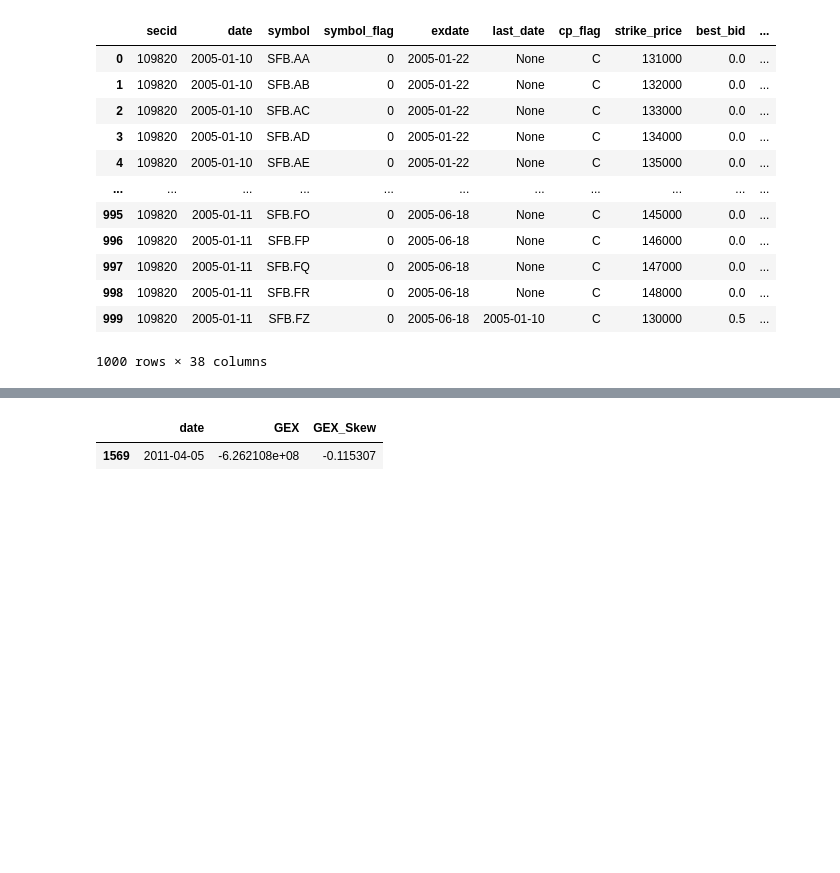
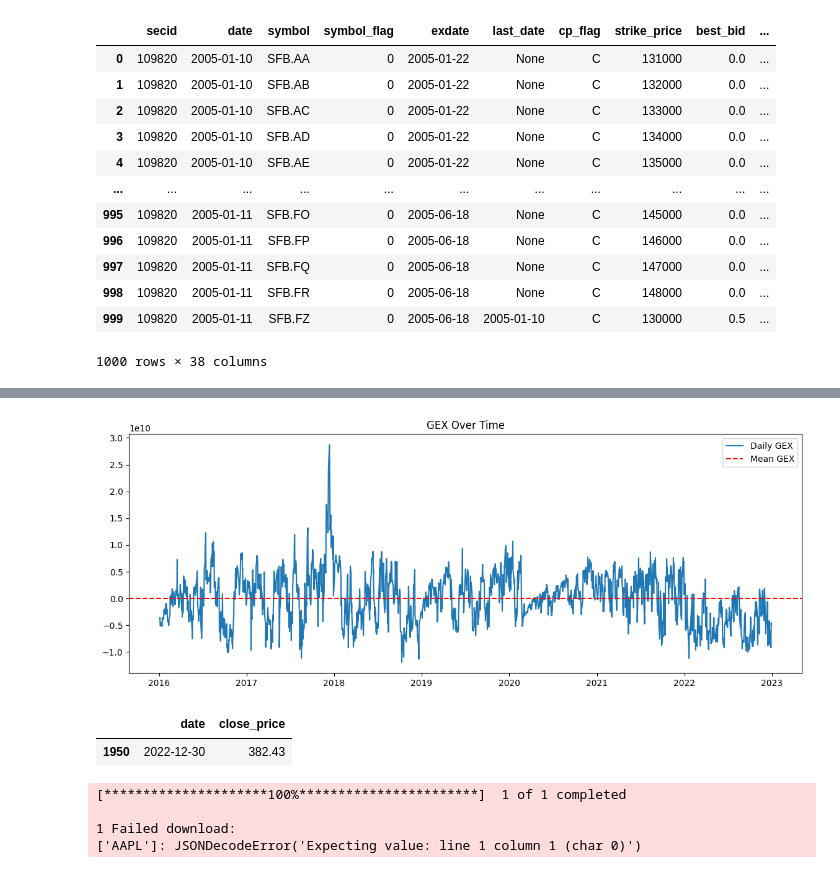
Before and after one commit to yifandill/Gamma_Exposure_Quant_Research, a Jupyter notebook: src/GEX_calculation.ipynb, the cells around one changed output, grey strips where cells are left out. Drawn from its saved outputs; the diff is of its cells as text; code cells hidden in the pictures; blank space fills up the shorter version.

```diff
--- a/src/GEX_calculation.ipynb
+++ b/src/GEX_calculation.ipynb
@@ -94,5 +79,26 @@ gamma_exposure.head()
 # %%
-gamma_exposure[gamma_exposure['date'] == '2011-04-05']
+gex_df = gamma_exposure.sort_values('date')
+gex_df.set_index('date', inplace=True)
+plt.figure(figsize=(14, 5))
+plt.plot(gex_df['GEX'], label='Daily GEX')
+plt.axhline(gex_df['GEX'].mean(), color='red', linestyle='--', label='Mean GEX')
+plt.title('GEX Over Time')
+plt.legend()
+plt.show()
 # %% [output]
-|  | date | GEX | GEX_Skew |
-| 1569 | 2011-04-05 | -6.262108e+08 | -0.115307 |
+[figure, added]
+# %%
+stock_price[stock_price['date']=='2022-12-30']
+# %% [output]
+|  | date | close_price |
+| 1950 | 2022-12-30 | 382.43 |
+# %%
+import yfinance as yf
+
+# Try again with adjusted parameters
+df_aapl = yf.download("AAPL", start="2010-01-01")
+# %% [output]
+[*********************100%***********************]  1 of 1 completed
+
+1 Failed download:
+['AAPL']: JSONDecodeError('Expecting value: line 1 column 1 (char 0)')
```
Also changed, not shown: parts of 10 cells of this notebook.
